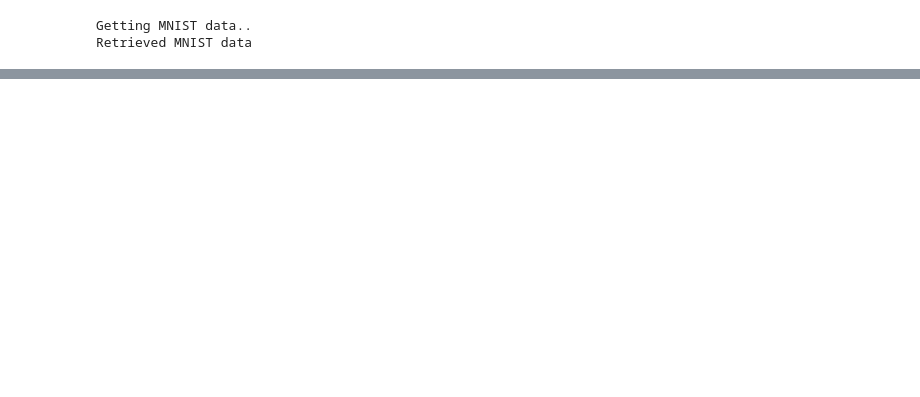
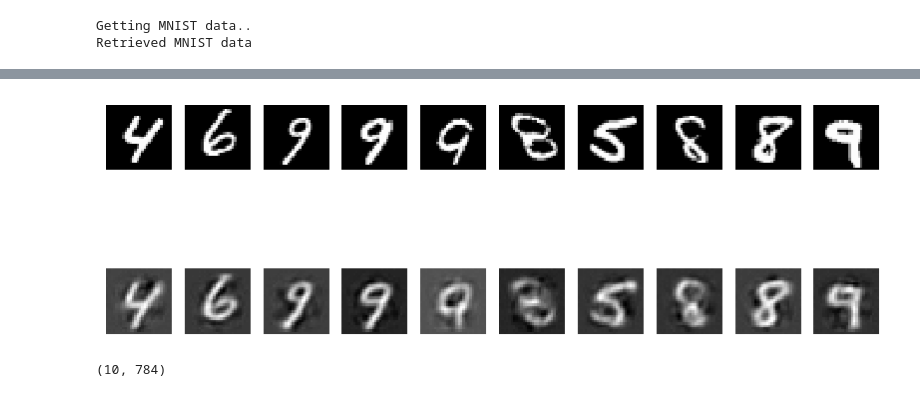
Before and after one commit to bouracha/autoencoders, a Jupyter notebook: tensorflow_implementations/model.ipynb, the cells around one changed output, grey strips where cells are left out. Drawn from its saved outputs; the diff is of its cells as text; code cells hidden in the pictures; blank space fills up the shorter version.

```diff
--- a/tensorflow_implementations/model.ipynb
+++ b/tensorflow_implementations/model.ipynb
@@ -46,0 +55,32 @@ Epoch: 9/10
+# %%
+model = tied_AUTOENCODER_300_150_300(l2_reg = 0.0001)
+
+init = tf.global_variables_initializer()
+
+num_epochs = 10
+
+#Train
+train_loss, test_loss = [], []
+batch_size = 200
+with tf.Session()   as sess:
+    init.run()
+    train_loss.append(model.loss.eval(session=sess, feed_dict={model.X: train_data}))
+    test_loss.append(model.loss.eval(session=sess, feed_dict={model.X: test_data}))
+    print("Number of Epochs = " + str(num_epochs))
+    for epoch in range(num_epochs):
+        print(str(epoch) + "/" + str(num_epochs), end="\r")
+        n_batches = m//batch_size
+        for batch in range(n_batches):
+            X_batch = train_data[batch*batch_size: (batch + 1)*batch_size]
+            sess.run(model.training_op, feed_dict={model.X: X_batch})
+        train_loss.append(model.loss.eval(session=sess, feed_dict={model.X: train_data}))
+        test_loss.append(model.loss.eval(session=sess, feed_dict={model.X: test_data}))
+
+    print("Train Loss: ", train_loss[-1])
+    print("Test Loss: ", test_loss[-1])
+    reconstructions = model.outputs.eval(feed_dict={model.X: test_data[0: 10]})
+    weights1_val = model.weights1.eval()
+    encoded = model.hidden2.eval(feed_dict={model.X: test_data})
+
+plot_reconstructions(test_data[0: 10], reconstructions)
+# %% [output]
@@ -46,0 +90,5 @@ Epoch: 9/10
+[figure, added]
+# %%
+weights1_val[:, 0:10].T.shape
+# %% [output]
+(10, 784)
```
Also changed, not shown: parts of 7 cells of this notebook, 3 other files.
